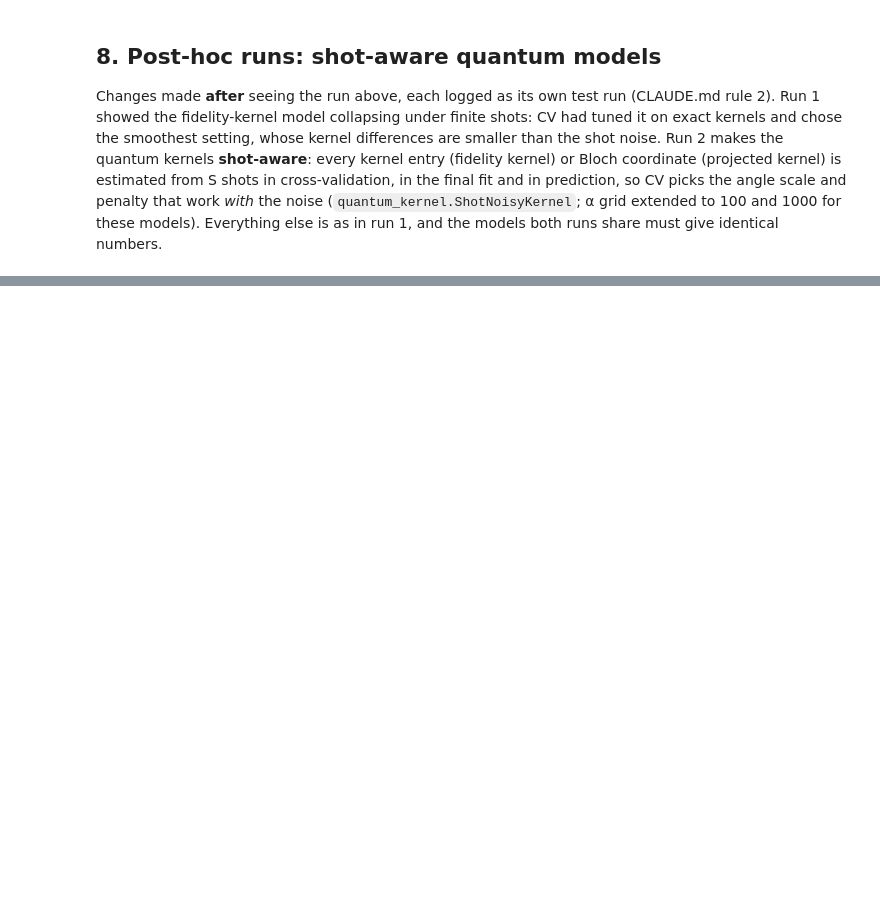
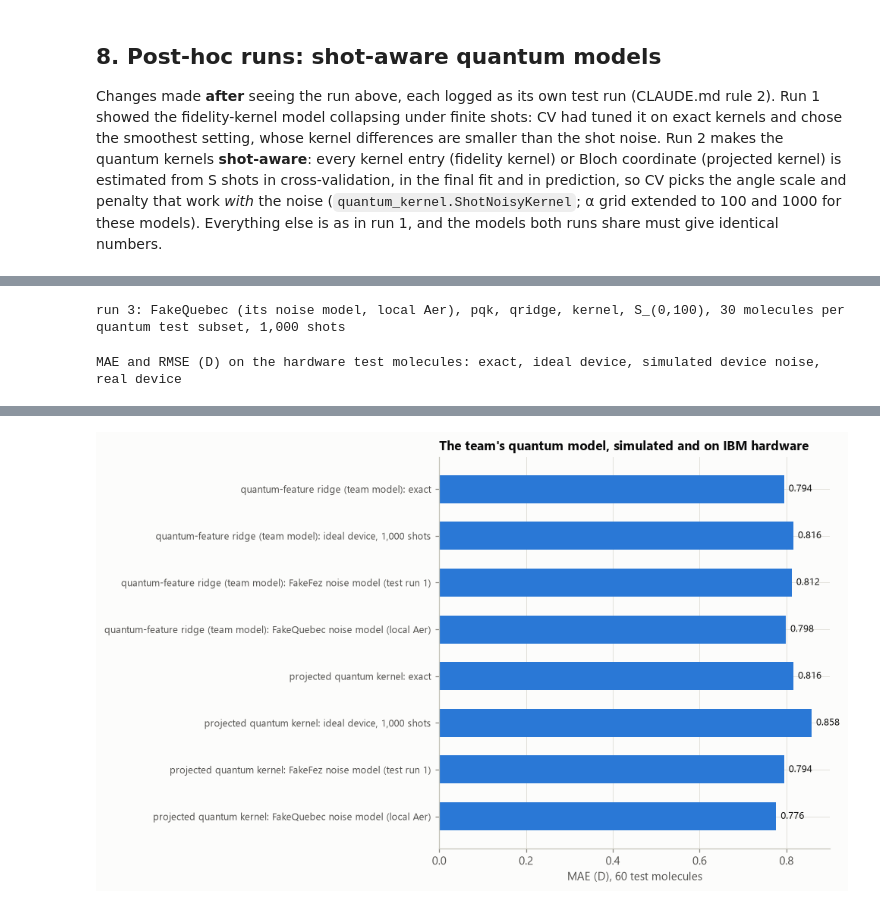
Before and after one commit to yuyuko-s/qisket-fall-26, a Jupyter notebook: notebooks/07_test_comparison.ipynb, the cells around one changed output, grey strips where cells are left out. Drawn from its saved outputs; the diff is of its cells as text; code cells hidden in the pictures; blank space fills up the shorter version.

```diff
--- a/notebooks/07_test_comparison.ipynb
+++ b/notebooks/07_test_comparison.ipynb
@@ -670,0 +725,43 @@ no later runs
+# %%
+HW = sorted((RESULTS_DIR / "hardware").glob("*_scores.csv")) if not DRY else []
+hw_rows = []
+for path in HW:
+    m = json.loads(path.with_name(path.name.replace(".csv", ".meta.json")).read_text())
+    sc = pd.read_csv(path)
+    print(f"run {m['run']}: {m['backend']} ({'IBM device, job ' + str(m['job_id']) if m['device'] else 'its noise model, local Aer'}), "
+          f"{', '.join(m['parts'])}, S_({m['seed']},{m['n_train']}), {m['per_subset']} molecules per quantum test subset, "
+          f"{m['shots']:,} shots")
+    hw_rows.append(sc.assign(source=m["backend"], device=m["device"]))
+if hw_rows:
+    hwa = pd.concat(hw_rows, ignore_index=True).assign(on_device=lambda d: d["device"] & (d["mode"] == d["source"]))
+    # exact and ideal-device rows are identical across these runs (same models, molecules and seed): keep one copy
+    hwa = hwa.drop_duplicates(["model", "mode", "test_subset"])
+    ref = noise.assign(test_subset="both", mode=lambda d: d["mode"].map({"noisy": "FakeFez noise model (test run 1)"}))
+    ref = ref[ref["mode"].notna() & ref["model"].isin(hwa["model"].unique())].assign(on_device=False)
+    allhw = pd.concat([hwa, ref], ignore_index=True)
+    rank = lambda r: (0 if r["mode"] == "exact" else 1 if r["mode"].startswith("ideal") else 2 if "FakeFez" in r["mode"]
+                      else 4 if r["on_device"] else 3)
+    allhw = allhw.assign(_m=allhw["model"].map({"qridge": 0, "pqk": 1}), _r=allhw.apply(rank, axis=1))
+    allhw = allhw.sort_values(["_m", "_r"]).drop(columns=["_m", "_r"])
+    tab = allhw.pivot_table(index=["model", "mode"], columns="test_subset", values=["mae_D", "rmse_D"], sort=False)
+    tab.index = tab.index.set_levels([MODEL_LABELS[x] for x in tab.index.levels[0]], level=0)
+    display(tab.style.format("{:.3f}", na_rep="").set_caption(
+        "MAE and RMSE (D) on the hardware test molecules: exact, ideal device, simulated device noise, real device"))
+    both = allhw[allhw["test_subset"] == "both"]
+    fig, ax = plt.subplots(figsize=(9, 0.55 * len(both) + 1.2))
+    lab = [f"{MODEL_LABELS[a]}: {b}" for a, b in zip(both["model"], both["mode"])]
+    ax.barh(range(len(both)), both["mae_D"], color=[INK_SECONDARY if d else model_style(mm)["color"]
+                                                      for mm, d in zip(both["model"], both["on_device"])], height=0.6)
+    for i, v in enumerate(both["mae_D"]):
+        ax.annotate(f"{v:.3f}", (v, i), xytext=(4, 0), textcoords="offset points", va="center", fontsize=8.5)
+    ax.set_yticks(range(len(both)), lab, fontsize=8.5)
+    ax.invert_yaxis()
+    ax.set(xlabel="MAE (D), 60 test molecules", title="The team's quantum model, simulated and on IBM hardware")
+    fig.tight_layout()
+    fig.savefig(FIG_OUT / "hardware_comparison.png")
+    plt.show()
+else:
+    print("no hardware results yet")
+# %% [output]
+run 3: FakeQuebec (its noise model, local Aer), pqk, qridge, kernel, S_(0,100), 30 molecules per quantum test subset, 1,000 shots
+MAE and RMSE (D) on the hardware test molecules: exact, ideal device, simulated device noise, real device
@@ -671,3 +779,4 @@ no later runs
+[figure, added]
 # %% [markdown]
 ## Summary
 
```
Also changed, not shown: parts of 5 cells of this notebook, 17 other files.
